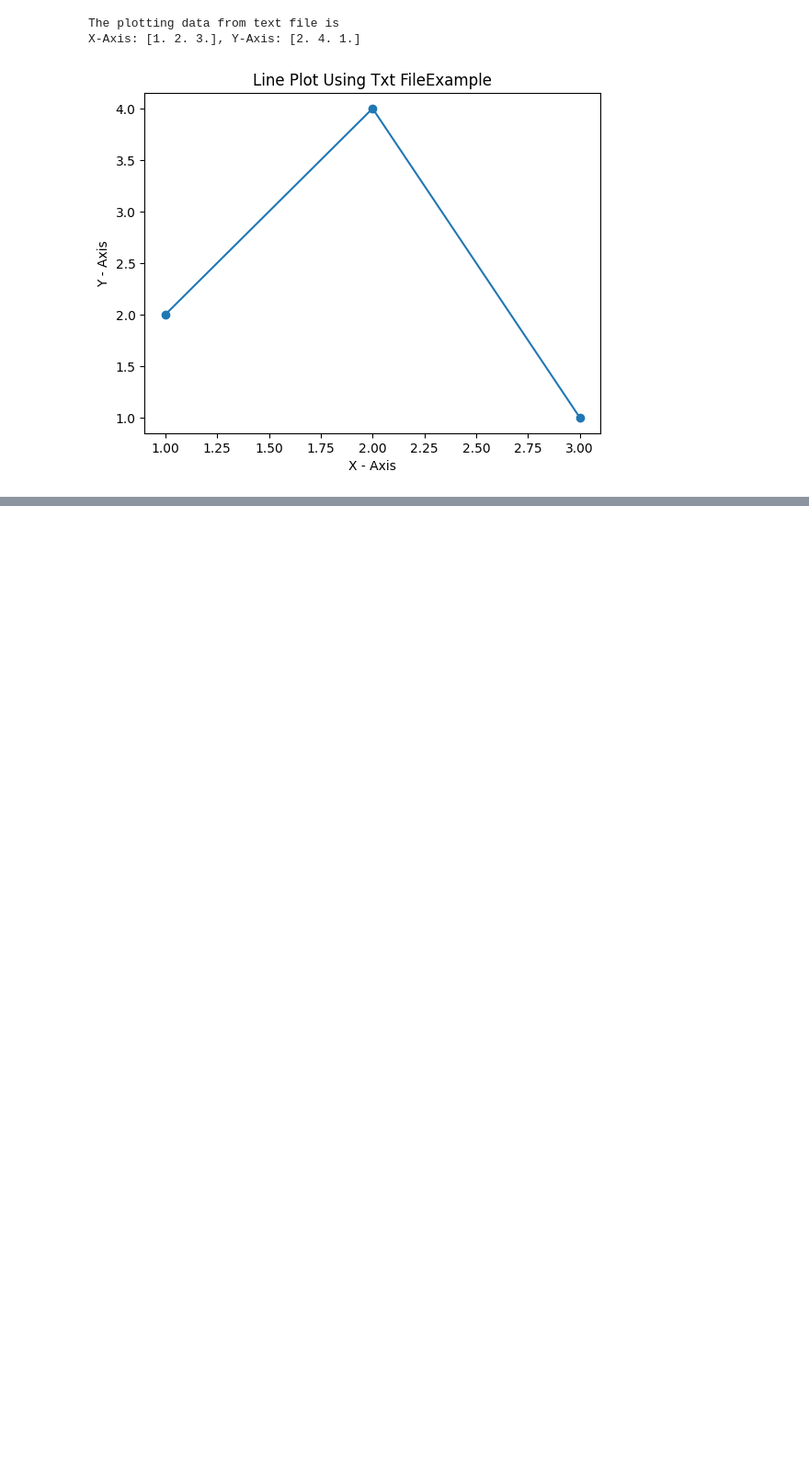
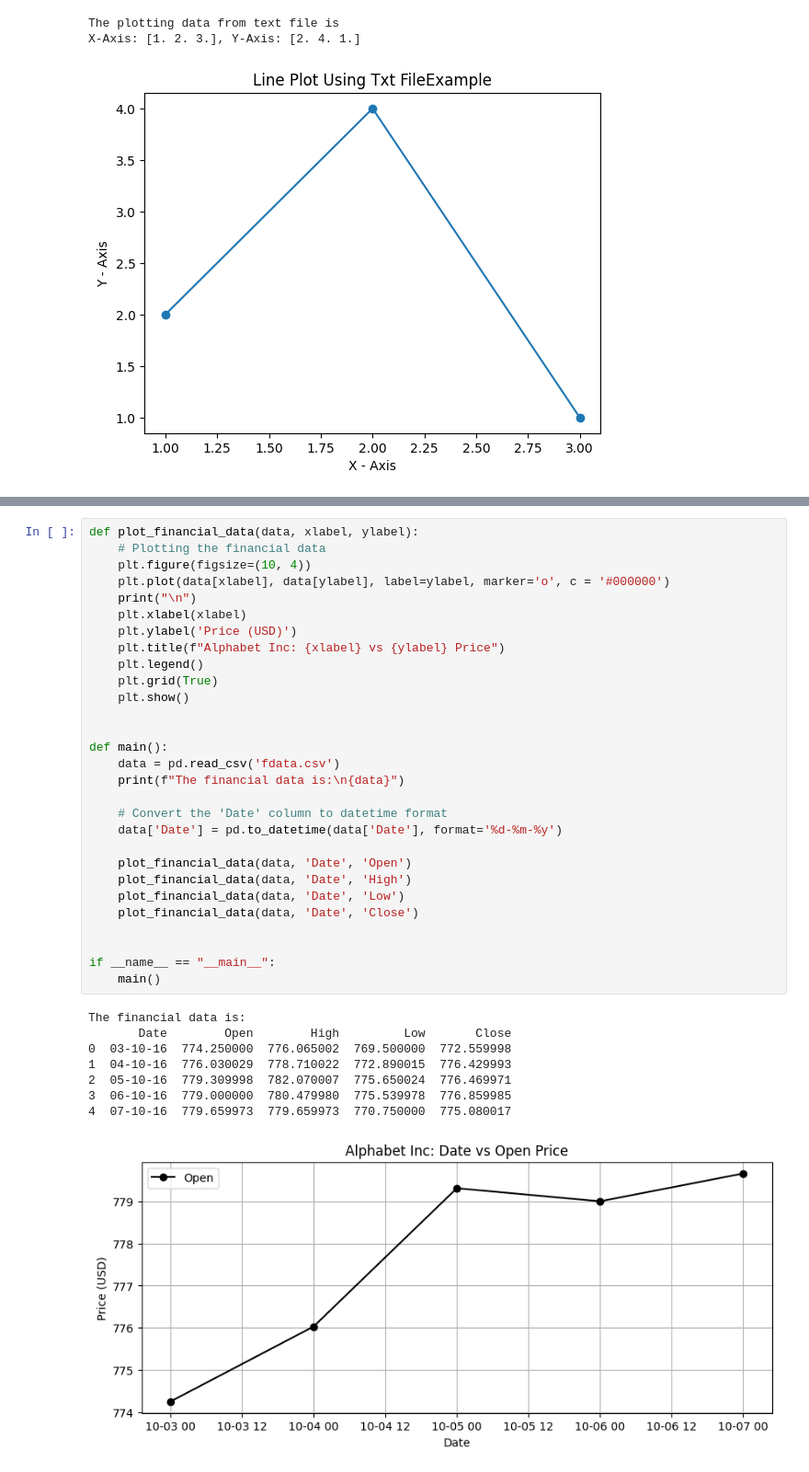
Before and after one commit to ayush-prajapati01/Python-Libraries, a Jupyter notebook: Matplotlib_Programs/matplotlib_programs.ipynb, the cells around one changed output, grey strips where cells are left out. Shown at 92% size. Drawn from its saved outputs; the diff is of its cells as text; blank space fills up the shorter version.

Commit message:
[Ayush] Add: Python program to draw line charts of the financial data of Alphabet Inc. between October 3, 2016 to October 7, 2016.

```diff
--- a/Matplotlib_Programs/matplotlib_programs.ipynb
+++ b/Matplotlib_Programs/matplotlib_programs.ipynb
@@ -98,0 +111,38 @@ X-Axis: [1. 2. 3.], Y-Axis: [2. 4. 1.]
+# %%
+def plot_financial_data(data, xlabel, ylabel):
+    # Plotting the financial data
+    plt.figure(figsize=(10, 4))
+    plt.plot(data[xlabel], data[ylabel], label=ylabel, marker='o', c = '#000000')
+    print("\n")
+    plt.xlabel(xlabel)
+    plt.ylabel('Price (USD)')
+    plt.title(f"Alphabet Inc: {xlabel} vs {ylabel} Price")
+    plt.legend()
+    plt.grid(True)
+    plt.show()
+
+
+def main():
+    data = pd.read_csv('fdata.csv')
+    print(f"The financial data is:\n{data}")
+
+    # Convert the 'Date' column to datetime format
+    data['Date'] = pd.to_datetime(data['Date'], format='%d-%m-%y')
+
+    plot_financial_data(data, 'Date', 'Open')
+    plot_financial_data(data, 'Date', 'High')
+    plot_financial_data(data, 'Date', 'Low')
+    plot_financial_data(data, 'Date', 'Close')
+
+
+if __name__ == "__main__":
+    main()
+# %% [output]
+The financial data is:
+       Date        Open        High         Low       Close
+0  03-10-16  774.250000  776.065002  769.500000  772.559998
+1  04-10-16  776.030029  778.710022  772.890015  776.429993
+2  05-10-16  779.309998  782.070007  775.650024  776.469971
+3  06-10-16  779.000000  780.479980  775.539978  776.859985
+4  07-10-16  779.659973  779.659973  770.750000  775.080017
+[figure, added]
```
Also changed, not shown: parts of 4 cells of this notebook, 1 other file.
